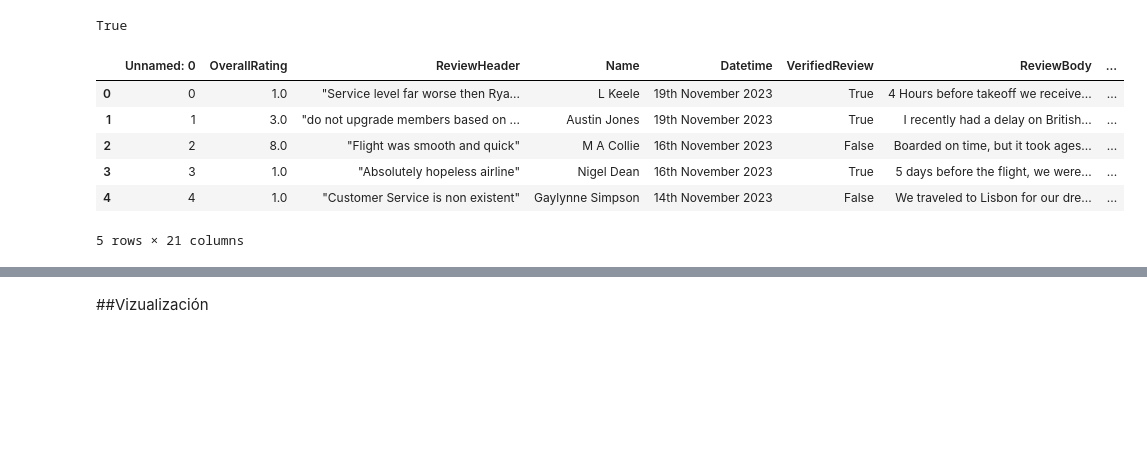
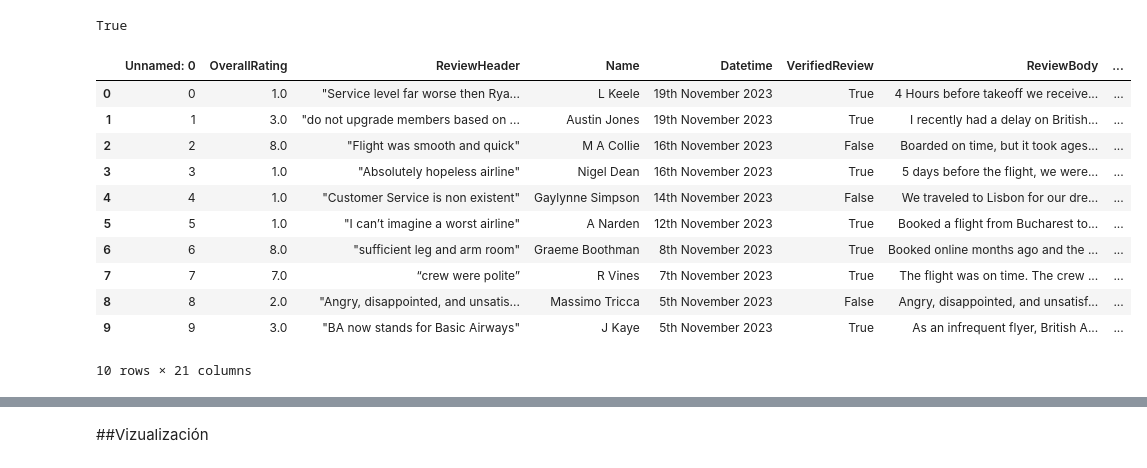
Before and after one commit to Leonardo-rodcas/Proyecto-DS-75830-Aerolineas, a Jupyter notebook: Proyecto_DS3_75830_RodriguezLeonardo_Aerolineas.ipynb, the cells around one changed output, grey strips where cells are left out. Drawn from its saved outputs; the diff is of its cells as text; code cells hidden in the pictures; blank space fills up the shorter version.

```diff
--- a/Proyecto_DS3_75830_RodriguezLeonardo_Aerolineas.ipynb
+++ b/Proyecto_DS3_75830_RodriguezLeonardo_Aerolineas.ipynb
@@ -35,15 +37,21 @@ from sklearn.naive_bayes import MultinomialNB
 
 from wordcloud import WordCloud
 # %%
-
 # Cargar el dataset
 df = pd.read_csv("https://raw.githubusercontent.com/Mera-Data/Analisis_de_sentimiento_aerolinea/refs/heads/main/BA_AirlineReviews_with_sentiment.csv")
-df.head()
-# %% [output]
-|  | Unnamed: 0 | OverallRating | ReviewHeader | Name | Datetime | VerifiedReview | ReviewBody | ... |
-| 0 | 0 | 1.0 | "Service level far worse then Rya... | L Keele | 19th November 2023 | True | 4 Hours before takeoff we receive... | ... |
-| 1 | 1 | 3.0 | "do not upgrade members based on ... | Austin Jones | 19th November 2023 | True | I recently had a delay on British... | ... |
-| 2 | 2 | 8.0 | "Flight was smooth and quick" | M A Collie | 16th November 2023 | False | Boarded on time, but it took ages... | ... |
-| 3 | 3 | 1.0 | "Absolutely hopeless airline" | Nigel Dean | 16th November 2023 | True | 5 days before the flight, we were... | ... |
-| 4 | 4 | 1.0 | "Customer Service is non existent" | Gaylynne Simpson | 14th November 2023 | False | We traveled to Lisbon for our dre... | ... |
-5 rows × 21 columns
+# %%
+# Validamos primeros datos del dataset
+df.head(10)
+# %% [output]
+|  | Unnamed: 0 | OverallRating | ReviewHeader | Name | Datetime | VerifiedReview | ReviewBody | ... |
+| 0 | 0 | 1.0 | "Service level far worse then Rya... | L Keele | 19th November 2023 | True | 4 Hours before takeoff we receive... | ... |
+| 1 | 1 | 3.0 | "do not upgrade members based on ... | Austin Jones | 19th November 2023 | True | I recently had a delay on British... | ... |
+| 2 | 2 | 8.0 | "Flight was smooth and quick" | M A Collie | 16th November 2023 | False | Boarded on time, but it took ages... | ... |
+| 3 | 3 | 1.0 | "Absolutely hopeless airline" | Nigel Dean | 16th November 2023 | True | 5 days before the flight, we were... | ... |
+| 4 | 4 | 1.0 | "Customer Service is non existent" | Gaylynne Simpson | 14th November 2023 | False | We traveled to Lisbon for our dre... | ... |
+| 5 | 5 | 1.0 | "I can’t imagine a worst airline" | A Narden | 12th November 2023 | True | Booked a flight from Bucharest to... | ... |
+| 6 | 6 | 8.0 | "sufficient leg and arm room" | Graeme Boothman | 8th November 2023 | True | Booked online months ago and the ... | ... |
+| 7 | 7 | 7.0 | “crew were polite” | R Vines | 7th November 2023 | True | The flight was on time. The crew ... | ... |
+| 8 | 8 | 2.0 | "Angry, disappointed, and unsatis... | Massimo Tricca | 5th November 2023 | False | Angry, disappointed, and unsatisf... | ... |
+| 9 | 9 | 3.0 | "BA now stands for Basic Airways" | J Kaye | 5th November 2023 | True | As an infrequent flyer, British A... | ... |
+10 rows × 21 columns
```
Also changed, not shown: parts of 7 cells of this notebook.
